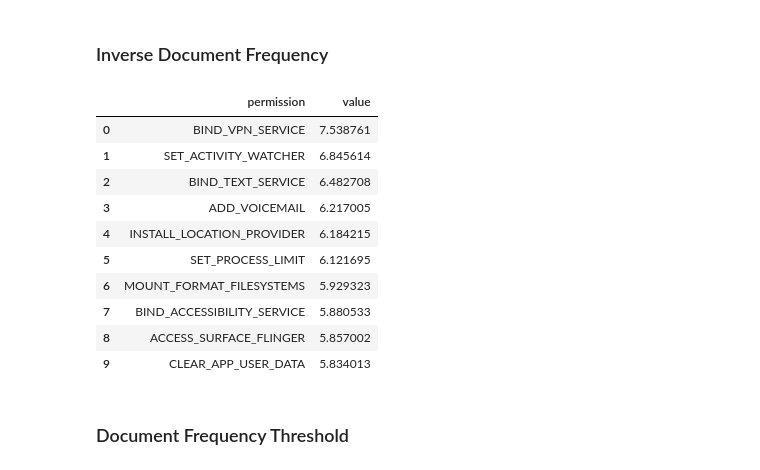
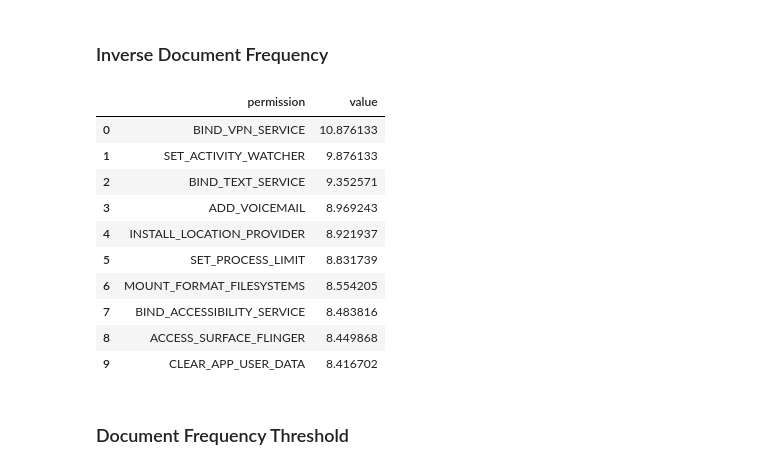
Before and after one commit to NiguXNick/DataScience, a Jupyter notebook: Filter-Based.ipynb, the cells around one changed output. Drawn from its saved outputs; the diff is of its cells as text; code cells hidden in the pictures.

```diff
--- a/Filter-Based.ipynb
+++ b/Filter-Based.ipynb
@@ -133,34 +133,34 @@ chi_squared_df.head(10)
 <h3> Inverse Document Frequency
 # %%
 def idf(permission_id,class_id,ds):
-    return np.log(N(ds) / (a(permission_id,class_id,ds) + c(permission_id,class_id,ds)))
+    return np.log2(N(ds) / (a(permission_id,class_id,ds) + c(permission_id,class_id,ds)))
 
 def get_idf_list(class_id, ds):
     idf_list = []
     for permission in ds.columns[:-1]:
         idf_list.append([permission, idf(permission, class_id, ds)])
     return sorted(idf_list, key=lambda x: x[1], reverse=True)
 
 def get_idf_df(class_id, ds):
     idf_list = get_idf_list(class_id, ds)
     idf_df = pd.DataFrame(idf_list, columns=['permission', 'idf'])
     idf_df.rename(columns={'idf': 'value'}, inplace=True)
     return idf_df
 
 idf_df = get_idf_df(1, ds)
 idf_df.head(10)
 # %% [output]
 |  | permission | value |
-| 0 | BIND_VPN_SERVICE | 7.538761 |
-| 1 | SET_ACTIVITY_WATCHER | 6.845614 |
-| 2 | BIND_TEXT_SERVICE | 6.482708 |
-| 3 | ADD_VOICEMAIL | 6.217005 |
-| 4 | INSTALL_LOCATION_PROVIDER | 6.184215 |
-| 5 | SET_PROCESS_LIMIT | 6.121695 |
-| 6 | MOUNT_FORMAT_FILESYSTEMS | 5.929323 |
-| 7 | BIND_ACCESSIBILITY_SERVICE | 5.880533 |
-| 8 | ACCESS_SURFACE_FLINGER | 5.857002 |
-| 9 | CLEAR_APP_USER_DATA | 5.834013 |
+| 0 | BIND_VPN_SERVICE | 10.876133 |
+| 1 | SET_ACTIVITY_WATCHER | 9.876133 |
+| 2 | BIND_TEXT_SERVICE | 9.352571 |
+| 3 | ADD_VOICEMAIL | 8.969243 |
+| 4 | INSTALL_LOCATION_PROVIDER | 8.921937 |
+| 5 | SET_PROCESS_LIMIT | 8.831739 |
+| 6 | MOUNT_FORMAT_FILESYSTEMS | 8.554205 |
+| 7 | BIND_ACCESSIBILITY_SERVICE | 8.483816 |
+| 8 | ACCESS_SURFACE_FLINGER | 8.449868 |
+| 9 | CLEAR_APP_USER_DATA | 8.416702 |
 # %% [markdown]
 <h3> Document Frequency Threshold
 # %%
```
Also changed, not shown: parts of 3 cells of this notebook.
